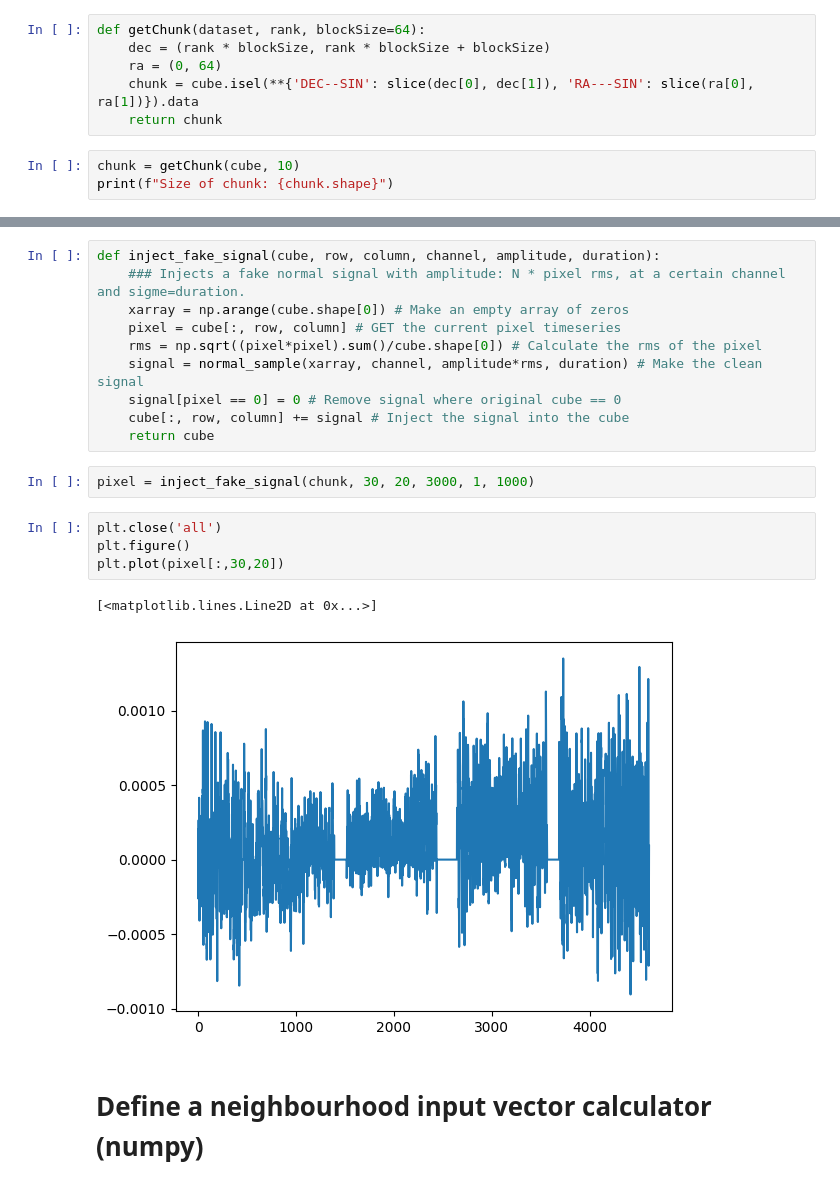
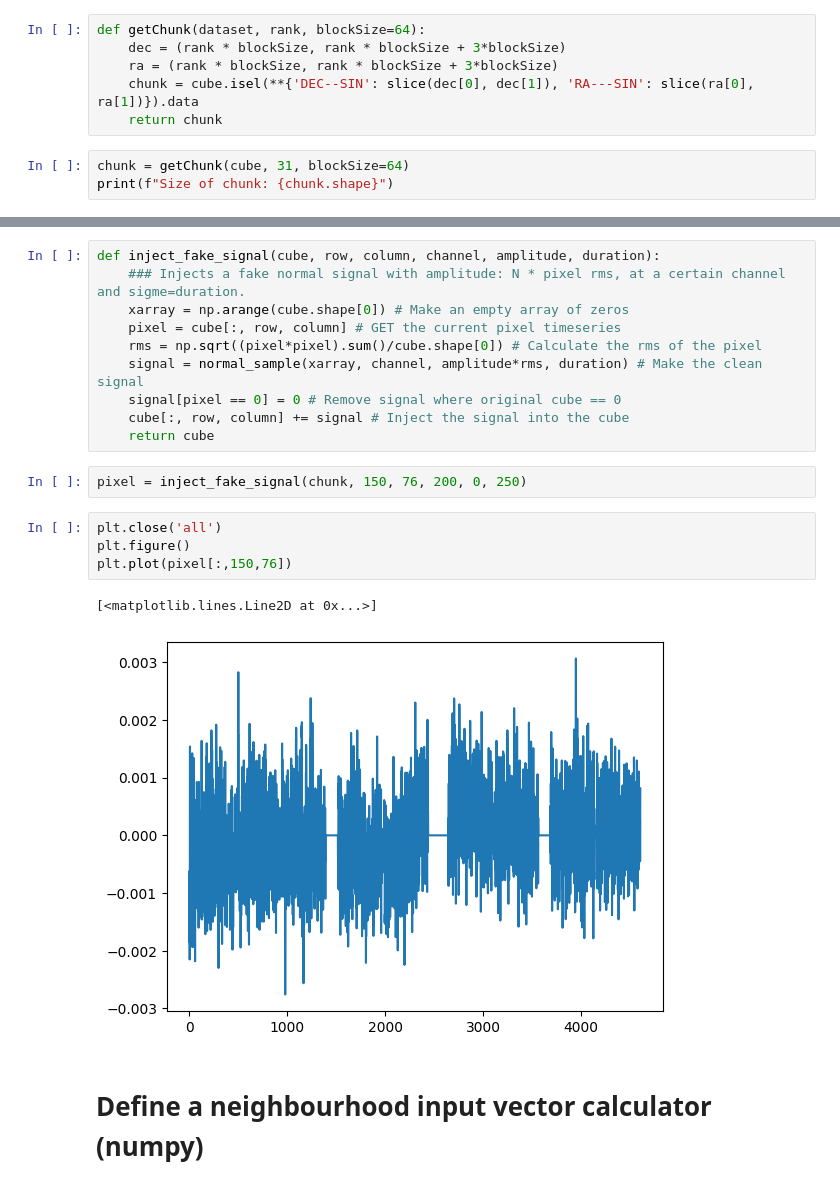
Before and after one commit to SpaceMeerkat/traident, a Jupyter notebook: training/preprocessing.ipynb, the cells around one changed output, grey strips where cells are left out. Cells and saved outputs as stored; diff of their text form.

```diff
--- a/training/preprocessing.ipynb
+++ b/training/preprocessing.ipynb
@@ -31,11 +42,11 @@ plt.plot(cube[:,51,51])
 ## Get a chunk from the zarr dataset ready for fake signal injection
 # %%
 def getChunk(dataset, rank, blockSize=64):
-    dec = (rank * blockSize, rank * blockSize + blockSize)
-    ra = (0, 64)
+    dec = (rank * blockSize, rank * blockSize + 3*blockSize)
+    ra = (rank * blockSize, rank * blockSize + 3*blockSize)
     chunk = cube.isel(**{'DEC--SIN': slice(dec[0], dec[1]), 'RA---SIN': slice(ra[0], ra[1])}).data
     return chunk
 # %%
-chunk = getChunk(cube, 10)
+chunk = getChunk(cube, 31, blockSize=64)
 print(f"Size of chunk: {chunk.shape}")
 # %% [output]
@@ -95,14 +122,14 @@ def inject_fake_signal(cube, row, column, channel, amplitude, duration):
     cube[:, row, column] += signal # Inject the signal into the cube
     return cube
 # %%
-pixel = inject_fake_signal(chunk, 30, 20, 3000, 1, 1000)
+pixel = inject_fake_signal(chunk, 150, 76, 200, 0, 250)
 # %%
 plt.close('all')
 plt.figure()
-plt.plot(pixel[:,30,20])
+plt.plot(pixel[:,150,76])
 # %% [output]
 [<matplotlib.lines.Line2D at 0x...>]
-[figure, old version]
+[figure, new version]
 # %% [markdown]
 # Define a neighbourhood input vector calculator (numpy)
 # %%
```
Also changed, not shown: parts of 8 cells of this notebook.
